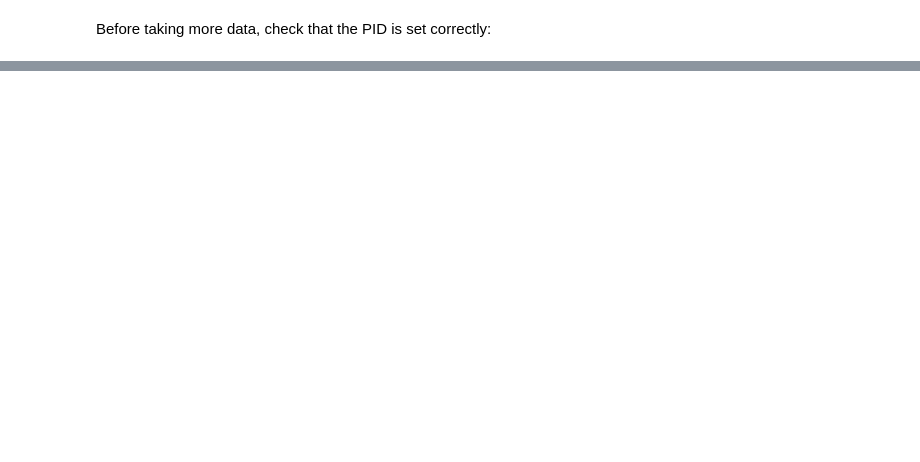
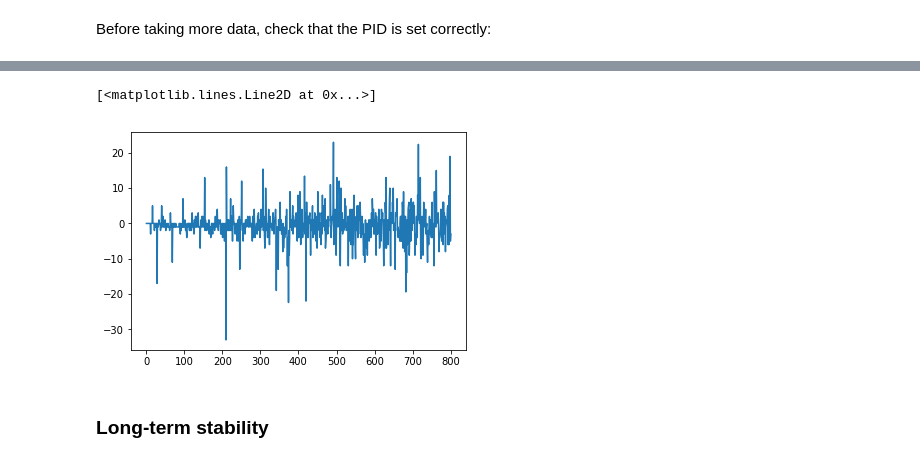
Before and after one commit to js216/FPGA-codes, a Jupyter notebook: 8 PID RS232/testing/USB RS232 FPGA PID DDS PCB.ipynb, the cells around one changed output, grey strips where cells are left out. Drawn from its saved outputs; the diff is of its cells as text; code cells hidden in the pictures; blank space fills up the shorter version.

```diff
--- a/8 PID RS232/testing/USB RS232 FPGA PID DDS PCB.ipynb
+++ b/8 PID RS232/testing/USB RS232 FPGA PID DDS PCB.ipynb
@@ -1016,0 +1071,7 @@ read_all_PID_outs()
+# %%
+plt.plot(data2-data)
+# %% [output]
+[<matplotlib.lines.Line2D at 0x...>]
+[figure, added]
+# %% [markdown]
+### Long-term stability
```
Also changed, not shown: parts of 13 cells of this notebook, 1 other file.
